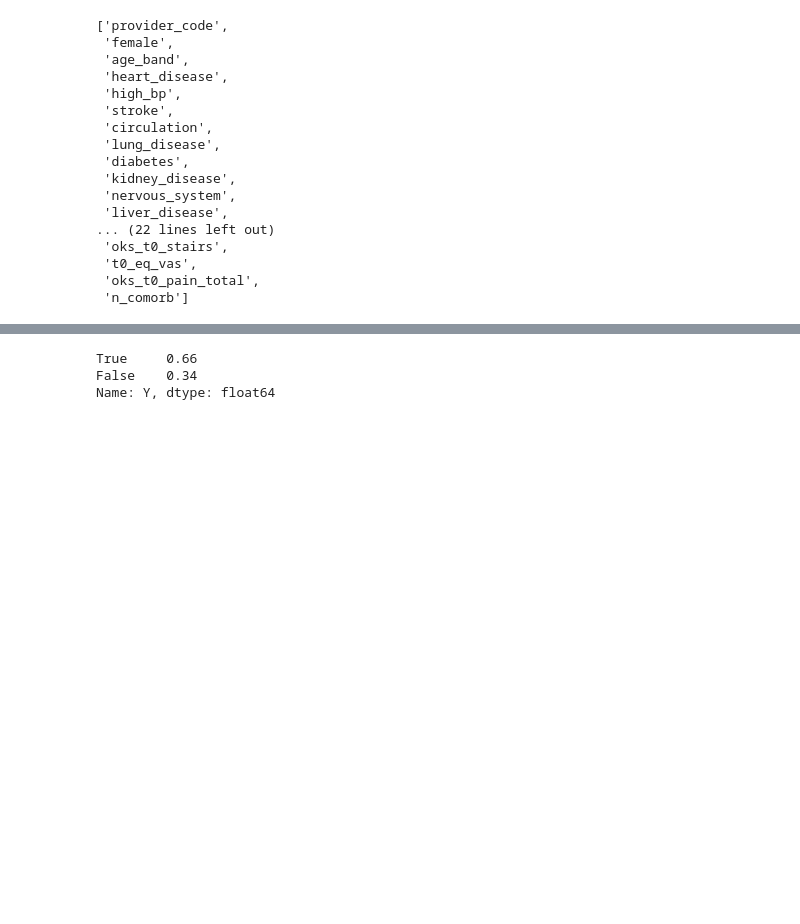
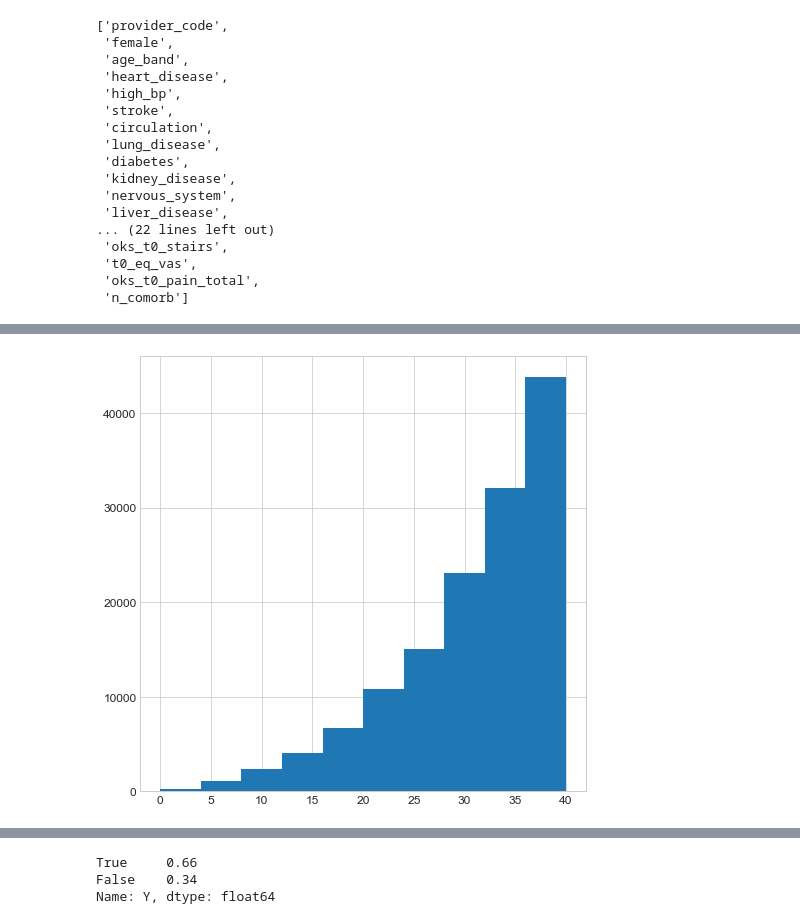
Before and after one commit to EAISI/application-project-nhs-proms, a Jupyter notebook: notebooks/2.0-data-preparation.ipynb, the cells around one changed output, grey strips where cells are left out. Cells and saved outputs as stored; diff of their text form; code cells hidden in the pictures; blank space fills up the shorter version.

```diff
--- a/notebooks/2.0-data-preparation.ipynb
+++ b/notebooks/2.0-data-preparation.ipynb
@@ -336,0 +371,4 @@ X_features
+# %%
+dfc['oks_t1_functioning_total'].hist(figsize=S);
+# %% [output]
+[figure, added]
```
Also changed, not shown: parts of 21 cells of this notebook.
